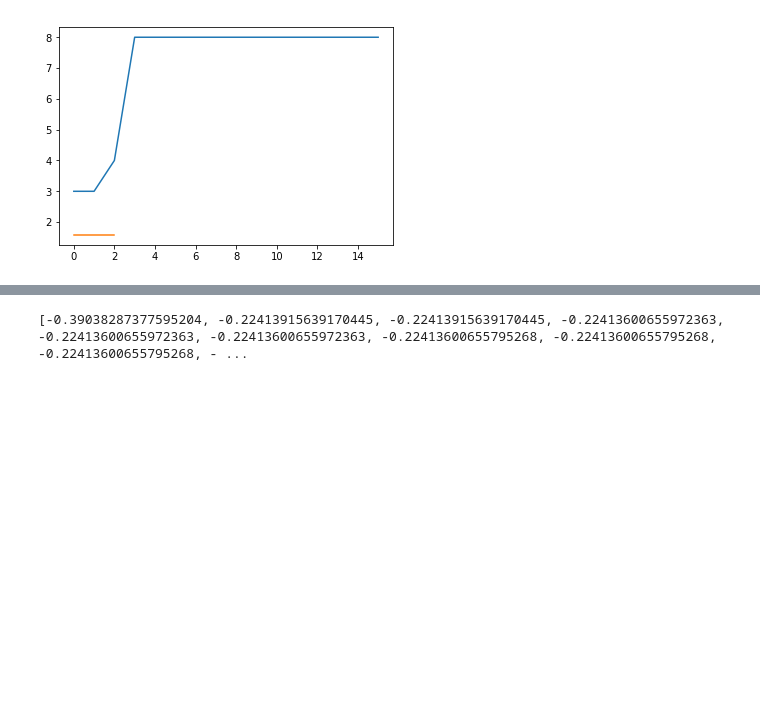
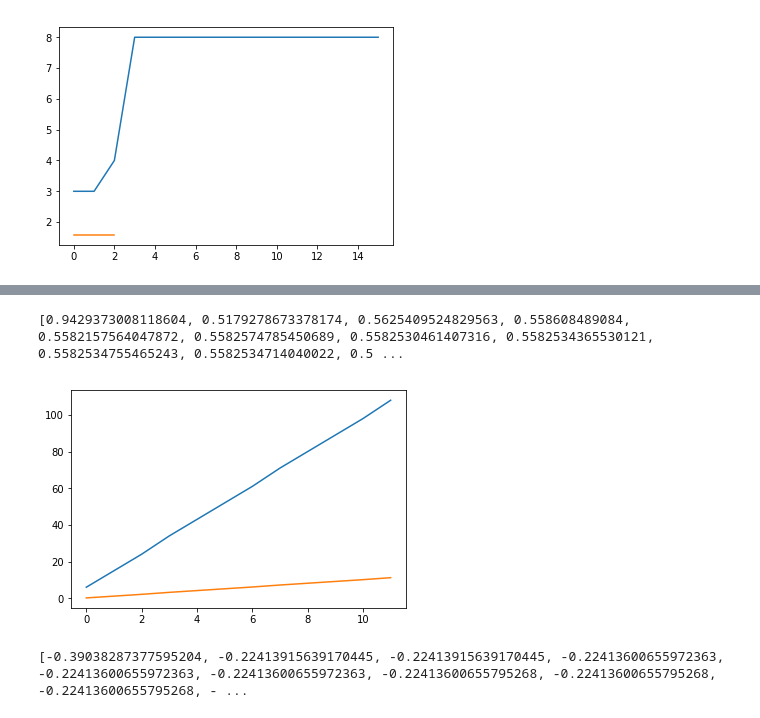
Before and after one commit to KokorinIlya/computational_methods, a Jupyter notebook: Homework1/task1.ipynb, the cells around one changed output, grey strips where cells are left out. Cells and saved outputs as stored; diff of their text form; code cells hidden in the pictures; blank space fills up the shorter version.

```diff
--- a/Homework1/task1.ipynb
+++ b/Homework1/task1.ipynb
@@ -151,3 +150,8 @@ OverflowError: (34, 'Result too large')
+# %%
+test_method(simple_iterations, 0, 12)
+# %% [output]
+[0.9429373008118604, 0.5179278673378174, 0.5625409524829563, 0.558608489084, 0.5582157564047872, 0.5582574785450689, 0.5582530461407316, 0.5582534365530121, 0.5582534755465243, 0.5582534714040022, 0.5 ...
+[figure, added]
 # %%
 def der_y(x):
     return 3*x**2 + 8*x - 17
```
Also changed, not shown: parts of 4 cells of this notebook.
